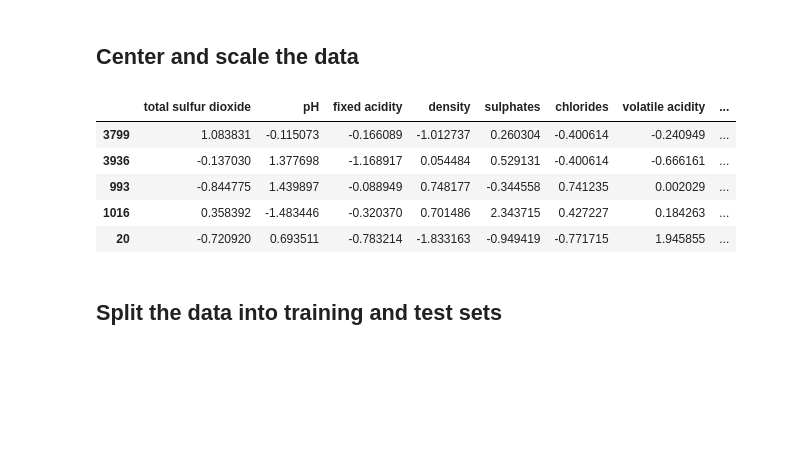
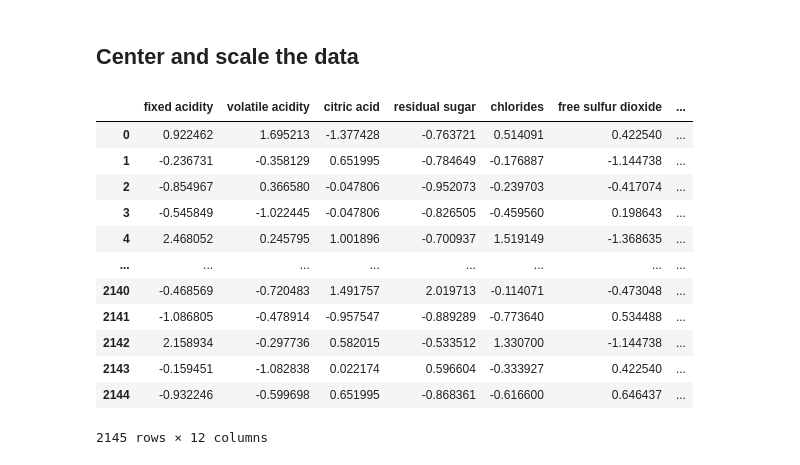
Before and after one commit to jeffkoskulics/Springboard, a Jupyter notebook: Capstone2/notebooks/Preprocessing.ipynb, the cells around one changed output. Cells and saved outputs as stored; diff of their text form; code cells hidden in the pictures; blank space fills up the shorter version.

Commit message:
refactored Preprocessing to scale data using the training set only (avoids leaking information into the test set)

```diff
--- a/Capstone2/notebooks/Preprocessing.ipynb
+++ b/Capstone2/notebooks/Preprocessing.ipynb
@@ -34,0 +37,3 @@ all_wines.sample(10)
+# %%
+from sklearn.model_selection import train_test_split
+X_train,X_test,y_train,y_test = train_test_split(all_wines.drop('quality',axis=1),all_wines['quality'], test_size=0.33, stratify=all_wines.quality)
@@ -35,25 +65,2 @@ all_wines.sample(10)
 # %% [markdown]
 ## Center and scale the data
-# %%
-from sklearn.preprocessing import StandardScaler
-
-scaler = StandardScaler()
-
-columns_to_scale = set(all_wines.columns)
-unscaled_columns = set(['quality','type_white'])
-columns_to_scale = list(columns_to_scale - unscaled_columns)
-
-std_data = pd.DataFrame(scaler.fit_transform(all_wines[columns_to_scale]),columns = columns_to_scale)
-std_data.index = all_wines.index
-std_data['quality'] = all_wines['quality']
-std_data['type_white'] = all_wines['type_white']
-std_data.sample(5)
-# %% [output]
-|  | total sulfur dioxide | pH | fixed acidity | density | sulphates | chlorides | volatile acidity | ... |
-| 3799 | 1.083831 | -0.115073 | -0.166089 | -1.012737 | 0.260304 | -0.400614 | -0.240949 | ... |
-| 3936 | -0.137030 | 1.377698 | -1.168917 | 0.054484 | 0.529131 | -0.400614 | -0.666161 | ... |
-| 993 | -0.844775 | 1.439897 | -0.088949 | 0.748177 | -0.344558 | 0.741235 | 0.002029 | ... |
-| 1016 | 0.358392 | -1.483446 | -0.320370 | 0.701486 | 2.343715 | 0.427227 | 0.184263 | ... |
-| 20 | -0.720920 | 0.693511 | -0.783214 | -1.833163 | -0.949419 | -0.771715 | 1.945855 | ... |
-# %% [markdown]
-## Split the data into training and test sets
@@ -66,0 +67,23 @@ test.to_csv('../data/test.csv',index=False)
+# %%
+from sklearn.preprocessing import StandardScaler
+
+scaler = StandardScaler()
+scaler.fit(X_train)
+
+column_names = all_wines.drop('quality',axis=1).columns
+X_train = pd.DataFrame(scaler.transform(X_train),columns=column_names)
+X_test = pd.DataFrame(scaler.transform(X_test),columns=column_names)
+# %% [output]
+|  | fixed acidity | volatile acidity | citric acid | residual sugar | chlorides | free sulfur dioxide | ... |
+| 0 | 0.922462 | 1.695213 | -1.377428 | -0.763721 | 0.514091 | 0.422540 | ... |
+| 1 | -0.236731 | -0.358129 | 0.651995 | -0.784649 | -0.176887 | -1.144738 | ... |
+| 2 | -0.854967 | 0.366580 | -0.047806 | -0.952073 | -0.239703 | -0.417074 | ... |
+| 3 | -0.545849 | -1.022445 | -0.047806 | -0.826505 | -0.459560 | 0.198643 | ... |
+| 4 | 2.468052 | 0.245795 | 1.001896 | -0.700937 | 1.519149 | -1.368635 | ... |
+| ... | ... | ... | ... | ... | ... | ... | ... |
+| 2140 | -0.468569 | -0.720483 | 1.491757 | 2.019713 | -0.114071 | -0.473048 | ... |
+| 2141 | -1.086805 | -0.478914 | -0.957547 | -0.889289 | -0.773640 | 0.534488 | ... |
+| 2142 | 2.158934 | -0.297736 | 0.582015 | -0.533512 | 1.330700 | -1.144738 | ... |
+| 2143 | -0.159451 | -1.082838 | 0.022174 | 0.596604 | -0.333927 | 0.422540 | ... |
+| 2144 | -0.932246 | -0.599698 | 0.651995 | -0.868361 | -0.616600 | 0.646437 | ... |
+2145 rows × 12 columns
```
Also changed, not shown: parts of 6 cells of this notebook, 5 other files.
